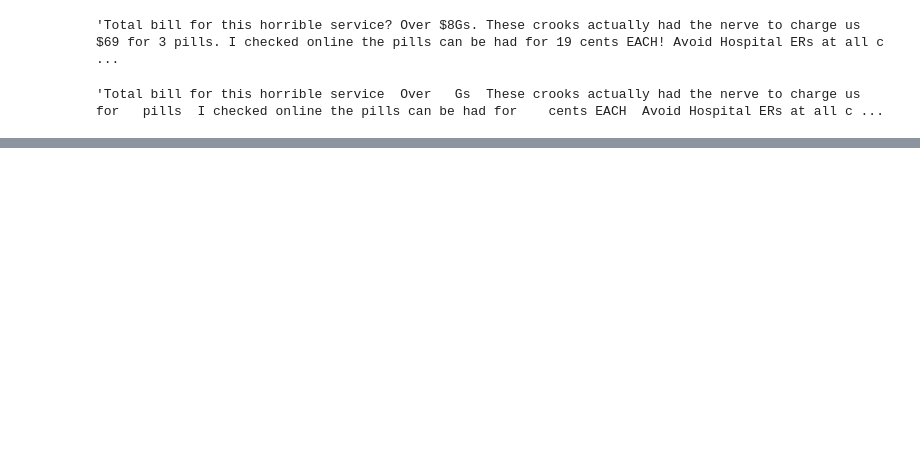
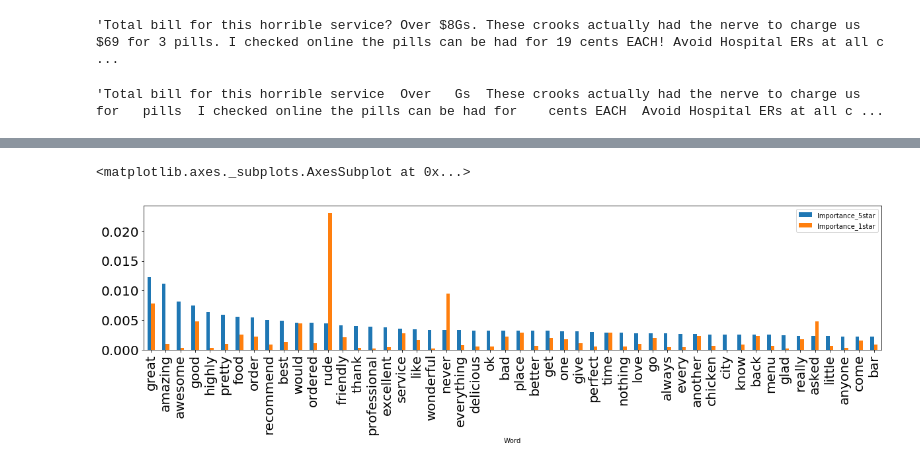
Before and after one commit to daericks/yelp-dataset, a Jupyter notebook: notebooks/review-brainstormAndClean.ipynb, the cells around one changed output, grey strips where cells are left out. Cells and saved outputs as stored; diff of their text form; code cells hidden in the pictures; blank space fills up the shorter version.

```diff
--- a/notebooks/review-brainstormAndClean.ipynb
+++ b/notebooks/review-brainstormAndClean.ipynb
@@ -65,0 +227,7 @@ dfreviews['text'][0]
+# %%
+
+df_wI5_wI1[:50].plot(x='Word', y=['Importance_5star', 'Importance_1star'], kind='bar',
+                     figsize=(20,4), fontsize=20)
+# %% [output]
+<matplotlib.axes._subplots.AxesSubplot at 0x...>
+[figure, added]
```
Also changed, not shown: parts of 27 cells of this notebook.
